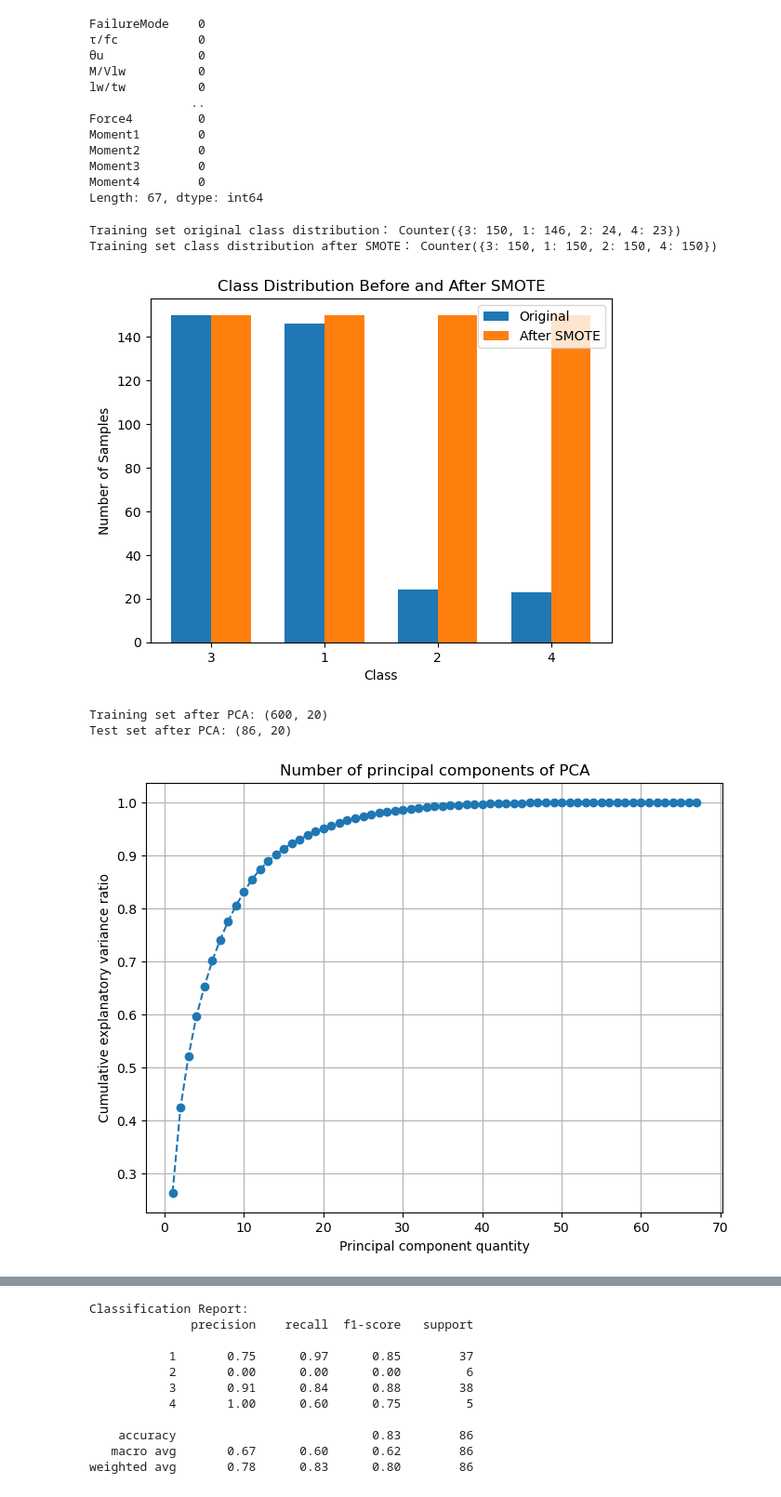
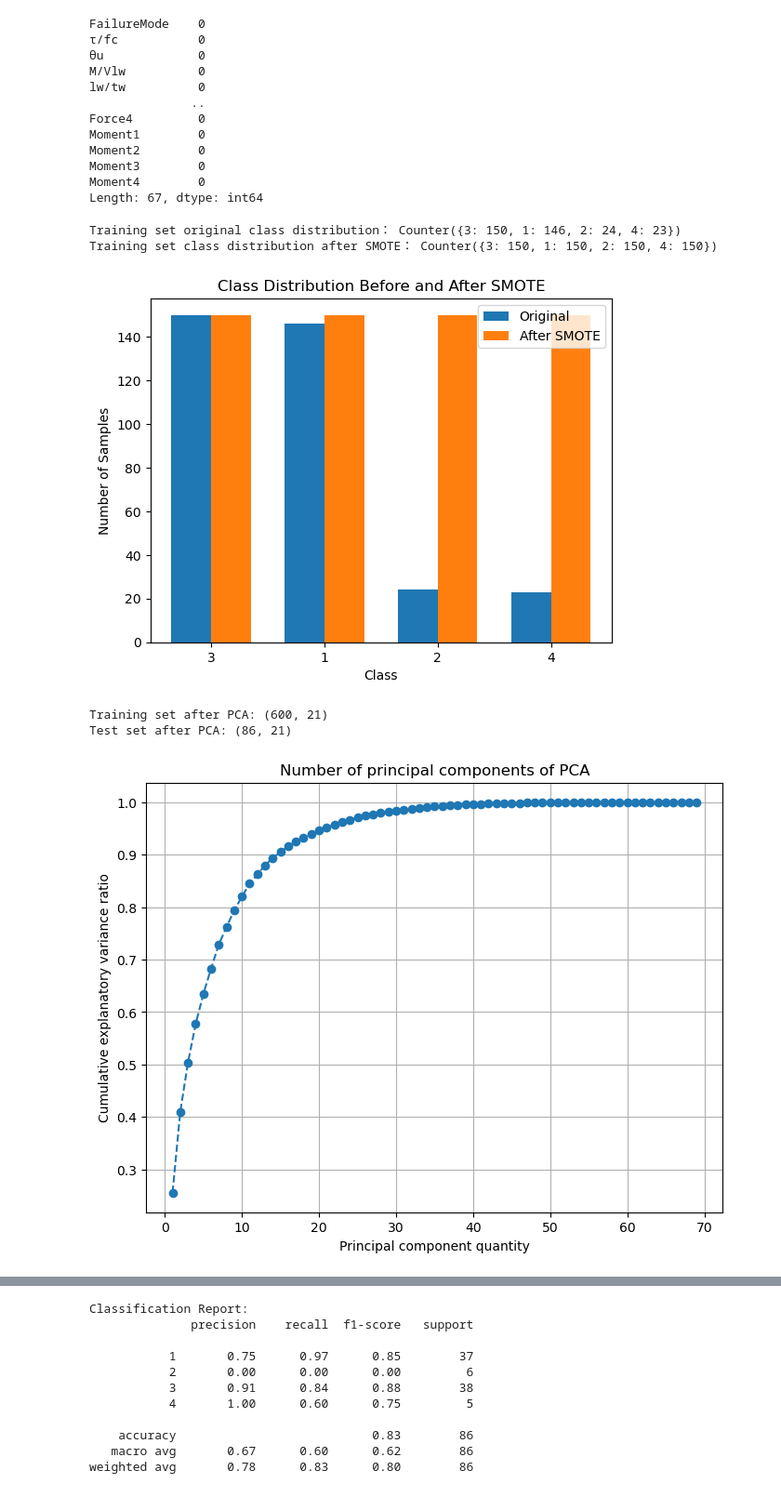
Before and after one commit to YongliangY/CAPSTONE-5703, a Jupyter notebook: project/data_process.ipynb, the cells around one changed output, grey strips where cells are left out. Shown: that part at 93% size. Saved outputs shown, nothing was run; the diff lists cells and outputs as text; code cells hidden in the pictures.

```diff
--- a/project/data_process.ipynb
+++ b/project/data_process.ipynb
@@ -52,12 +52,16 @@ Length: 67, dtype: int64
 df.to_csv('processed_dataset.csv', index=True)
 # %%
 from sklearn.preprocessing import MinMaxScaler
-df_processed = pd.read_csv('processed_dataset.csv')
-columns_to_normalize = df.columns.drop(['FailureMode', 'Section'])
+df = pd.read_csv('processed_dataset.csv')
+section_dummies = pd.get_dummies(df['Section'], prefix='Section', dtype=int)
+df = df.drop(columns=['Section'])
+columns_to_normalize = df.columns.drop('FailureMode')
 scaler = MinMaxScaler()
-df_norm = df.copy()
-df_norm[columns_to_normalize] = scaler.fit_transform(df[columns_to_normalize])
-df_norm.to_csv('normalized_dataset.csv', index=True)
+df_normalized = df.copy()
+df_normalized[columns_to_normalize] = scaler.fit_transform(df_normalized[columns_to_normalize])
+df_normalized = pd.concat([df_normalized, section_dummies], axis=1)
+
+df_normalized.to_csv('normalized_dataset.csv', index=False)
 # %%
 from sklearn.model_selection import train_test_split
 from imblearn.over_sampling import SMOTE
@@ -66,9 +70,7 @@ from sklearn.preprocessing import StandardScaler
 from sklearn.decomposition import PCA
 import matplotlib.pyplot as plt
 #df_processed = pd.read_csv('processed_dataset.csv')
-df_processed = df_norm
-
-df_processed = pd.get_dummies(df_processed, columns=['Section'], drop_first=True)
+df_processed = df_normalized
 
 # flexure:1, flexure-shear: 2, shear:3, sliding shear: 4
 X = df_processed.drop(columns=['FailureMode'])
@@ -111,36 +113,36 @@ ax.set_xticks(x_pos)
 ax.set_xticklabels(classes)
 ax.legend()
 plt.show()
 
 
 # Apply PCA after SMOTE
 pca = PCA(n_components=0.95, random_state=42)
 X_train_res_pca = pca.fit_transform(X_train_res)
 X_test_pca = pca.transform(X_test_scaled)
 
 print("Training set after PCA:", X_train_res_pca.shape)
 print("Test set after PCA:", X_test_pca.shape)
 
 pca_full = PCA()
 pca_full.fit(X_train_res)
 
 explained_variance_ratio = pca_full.explained_variance_ratio_
 cumulative_variance = np.cumsum(explained_variance_ratio)
 
 plt.figure(figsize=(8, 6))
 plt.plot(range(1, len(cumulative_variance) + 1), cumulative_variance, marker='o', linestyle='--')
 plt.xlabel('Principal component quantity')
 plt.ylabel('Cumulative explanatory variance ratio')
 plt.title('Number of principal components of PCA')
 plt.grid(True)
 plt.show()
 # %% [output]
 Training set original class distribution： Counter({3: 150, 1: 146, 2: 24, 4: 23})
 Training set class distribution after SMOTE： Counter({3: 150, 1: 150, 2: 150, 4: 150})
 [figure]
-Training set after PCA: (600, 20)
-Test set after PCA: (86, 20)
+Training set after PCA: (600, 21)
+Test set after PCA: (86, 21)
-[figure, old version]
+[figure, new version]
 # %%
 import numpy as np
 from sklearn.svm import SVC
```
Also changed, not shown: parts of 1 cell of this notebook.
